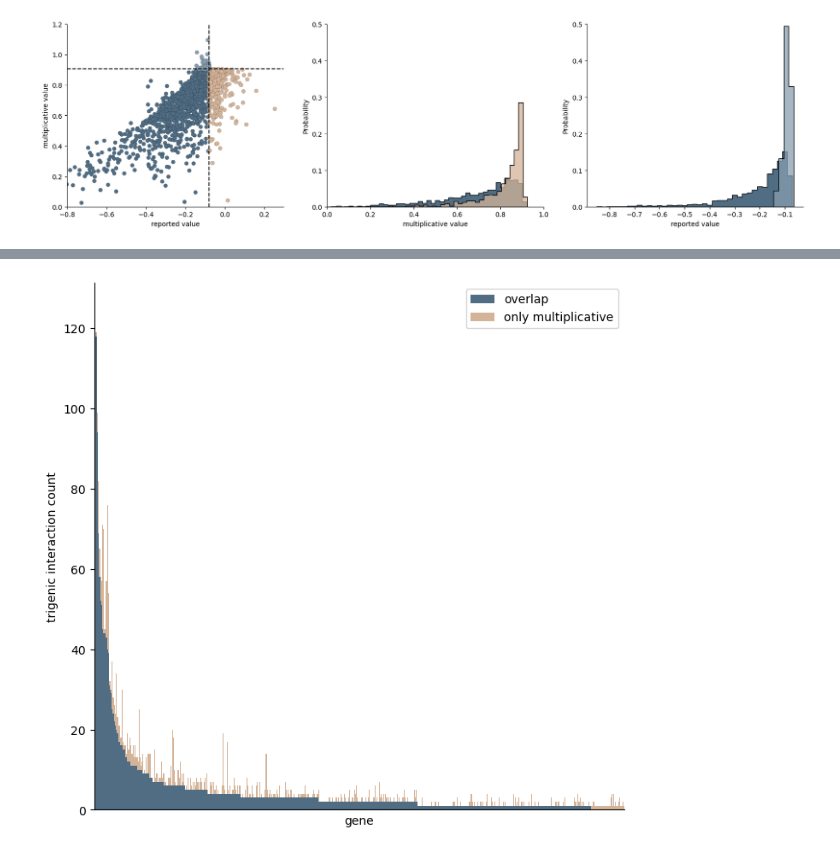
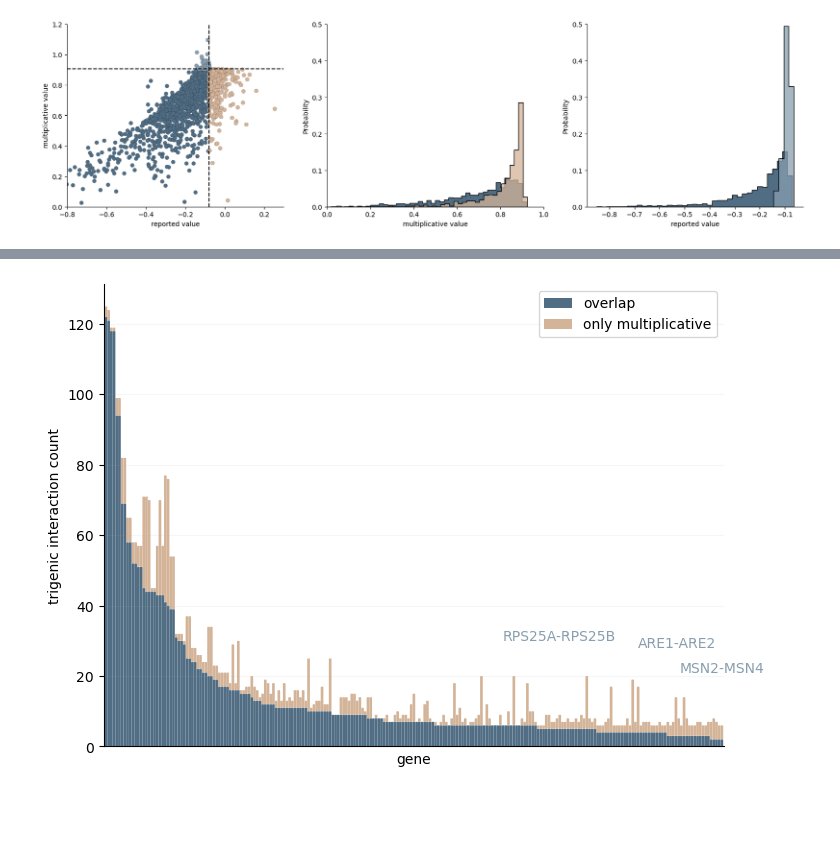
Before and after one commit to brian-arnold/epistasis_reanalysis, a Jupyter notebook: yeast_screens/Kuzmin_data_analysis.ipynb, the cells around one changed output, grey strips where cells are left out. Cells and saved outputs as stored; diff of their text form; code cells hidden in the pictures; blank space fills up the shorter version.

Commit message:
changed multiplicative gene outlier story

```diff
--- a/yeast_screens/Kuzmin_data_analysis.ipynb
+++ b/yeast_screens/Kuzmin_data_analysis.ipynb
@@ -67,6 +70,7 @@ if dataset == "Kuzmin2020":
     kuzmin_2020_s3, kuzmin_2020_s3_digenic = data_2020.load_kuzmin_2020_s3(kuzmin_2020_data_dir)
     kuzmin_2020_s5, kuzmin_2020_s5_singMut, kuzmin_2020_s5_dblMut = data_2020.load_kuzmin_2020_s5(kuzmin_2020_data_dir)
     kuzmin_2020_s2 = data_2020.load_kuzmin_2020_s2(kuzmin_2020_data_dir)
+    kuzmin_2020_s10 = data_2020.load_kuzmin_2020_s10(kuzmin_2020_data_dir)
 
 
     print(kuzmin_2020_s1.combined_mutant_type.value_counts())
@@ -84,6 +88,7 @@ if dataset == "Kuzmin2020":
     kuzmin_2020_s5_dblMutFit = dict(zip(kuzmin_2020_s5_dblMut.alleles, kuzmin_2020_s5_dblMut.fitness))
     kuzmin_2020_s5_singMutFit = dict(zip(kuzmin_2020_s5_singMut.alleles, kuzmin_2020_s5_singMut.fitness))
 
+
     f_i, f_j, f_k, f_ij, f_ik, f_jk, e_ik_kuz, e_jk_kuz = data_2020.consolidate_fitnesses_across_tables(kuzmin_2020_s1_trigenic,
                                                                                             kuzmin_2020_s1_dblMutFit,
                                                                                             kuzmin_2020_s1_singMutFit,
@@ -556,5 +661,4 @@ print(test)
 # %%
-p = 0.05
 data1 = []
 data2 = []
 funcs = [enrich.fraction_coex_twoplus, enrich.fraction_three_shared, enrich.alleles_2_go_enrichment]
@@ -685,9 +795,9 @@ print(data2)
  [3.7402696  1.73145397 1.59473159]]
 # %%
 #tmp = df[(df.pval <= 0.05) & (df[multiplicative] <= tau_mult_sig_val['neg'])]
-overlap = df[(df.pval <= 0.05) & (df.adjusted_interaction_score_epsilon_or_tau <= -0.08) & (df[multiplicative] <= tau_mult_sig_val['neg'])]
-only_mult = df[(df.pval <= 0.05) & (df.adjusted_interaction_score_epsilon_or_tau > -0.08) & (df[multiplicative] <= tau_mult_sig_val['neg'])]
-only_reported = df[(df.pval <= 0.05) & (df.adjusted_interaction_score_epsilon_or_tau <= -0.08) & (df[multiplicative] > tau_mult_sig_val['neg'])]
+overlap = df[(df.pval <= p) & (df.adjusted_interaction_score_epsilon_or_tau <= -0.08) & (df[multiplicative] <= tau_mult_sig_val['neg'])]
+only_mult = df[(df.pval <= p) & (df.adjusted_interaction_score_epsilon_or_tau > -0.08) & (df[multiplicative] <= tau_mult_sig_val['neg'])]
+only_reported = df[(df.pval <= p) & (df.adjusted_interaction_score_epsilon_or_tau <= -0.08) & (df[multiplicative] > tau_mult_sig_val['neg'])]
 
 print(len(overlap))
 print(len(only_mult))
@@ -698,7 +808,7 @@ print(len(only_reported))
 91
 # %%
 # COMPARES NUMBER OF GENE IN only_reported OR only_mult TO RANDOM
-reps = 100
+reps = 10000
 
 def unique_genes(df):
     genes = set()
@@ -727,6 +837,8 @@ print("adding test_set:", len(tmp))
 
 pl = sns.histplot(genes_in_random_samples, bins=10, color="grey")
 pl.axvline(len(tmp), linestyle="--", color=only_mult_color)
+pl.set(xlabel='number of genes')
+pl.figure.set_size_inches(6,6)
 sns.despine()
 # %% [output]
 genes in overlap: 881
@@ -862,38 +1069,103 @@ H_mult = hnx.Hypergraph(genes_2_dict_of_tuples(pd.concat([overlap, only_mult])))
 all_mult_genes = unique_genes(pd.concat([overlap, only_mult]))
 overlap_genes = unique_genes(overlap)
 only_mult_genes = unique_genes(only_mult)
 
 # calculate the degree of each node in the overlap data and the all_mult data (overlap + only_mult)
 d = defaultdict(list)
 for gene in sorted(all_mult_genes):
     d['gene'].append(gene)
     # get degree just amongst overlap
     if gene in overlap_genes:
         d['overlap'].append(H_overlap.degree(gene))
     else:
         d['overlap'].append(0)
     d['all_mult_degree'].append(H_mult.degree(gene))
 
 degrees = pd.DataFrame.from_dict(d)
 degrees.loc[:, 'only multiplicative'] = degrees.all_mult_degree - degrees.overlap
 degrees.loc[:, 'only multiplicative fraction'] = degrees['only multiplicative']/degrees.all_mult_degree
+degrees = degrees[degrees.all_mult_degree > 5]
 degrees = degrees.sort_values(by='overlap', ascending=False)
 
-#tmp[['overlap', 'difference']][tmp.all_mult_degree > 10].plot.bar(stacked=True, color=["#a6cee3", "#b2df8a"], linewidth=0)
-#tmp[['overlap', 'difference']][tmp.all_mult_degree > 20].plot.bar(stacked=True, color=["#a6cee3", "#b2df8a"], width=1, edgecolor="black")
-pl = degrees[['overlap', 'only multiplicative']][degrees.all_mult_degree > 0].plot.bar(stacked=True, color=["#506D84", "#D4B499"], width=1)
+#pl = degrees[['overlap', 'only multiplicative']].plot.bar(stacked=True, color=["#506D84", "#D4B499"], width=1, edgecolor="black", linewidth=0.1)
+pl = degrees[['overlap', 'only multiplicative']].plot.bar(stacked=True, color=["#506D84", "#D4B499"], width=1)
+pl.figure.set_size_inches(4,4)
 pl.set_xlabel('gene')
 pl.set_ylabel('trigenic interaction count')
 
+pl.figure.set_size_inches(8,6)
+# following code from: https://stackoverflow.com/questions/58425392/bar-chart-with-rounded-corners-in-matplotlib
+new_patches = []
+for patch in reversed(pl.patches):
+    bb = patch.get_bbox()
+    color=patch.get_facecolor()
+    p_bbox = FancyBboxPatch((bb.xmin, bb.ymin),
+                        abs(bb.width), abs(bb.height),
+                        boxstyle="round,pad=-0.0040,rounding_size=0.1",
+                        ec="none", fc=color,
+                        mutation_aspect=4
+                        )
+    patch.remove()
+    new_patches.append(p_bbox)
+for patch in new_patches:
+    pl.add_patch(patch)
+
+# Kuzmin 2020
+"""pl.axvline(22, color="black", alpha=0.05) # ASM4
+pl.axvline(23, color="black", alpha=0.05) # NUP53
+
+pl.axvline(83, color="black", alpha=0.05) # SKI7
+pl.axvline(75, color="black", alpha=0.05) # HBS1
+
+pl.axvline(139, color="black", alpha=0.05) # BUL1
+pl.axvline(151, color="black", alpha=0.05) # BUL2"""
+
+"""pl.axvline(178, color="black", alpha=0.05) # RPS25A
+pl.axvline(195, color="black", alpha=0.1) # RPS25B
+
+pl.axvline(211, color="black", alpha=0.1) # MSN2
+pl.axvline(214, color="black", alpha=0.1) # MSN4
+
+pl.axvline(187, color="black", alpha=0.1) # ARE2
+pl.axvline(197, color="black", alpha=0.1) # ARE1"""
+
+# kuzmin 2018
+"""pl.axvline(86, color="black", alpha=0.05) # LSM1
+pl.axvline(93, color="black", alpha=0.05) # NUP188
+pl.axvline(98, color="black", alpha=0.05) # MVB12
+
+pl.axvline(101, color="black", alpha=0.05) # LSM12
+pl.axvline(103, color="black", alpha=0.05) # POM33
+pl.axvline(140, color="black", alpha=0.05) # NBP2
+pl.axvline(193, color="black", alpha=0.05) # ARO9
+pl.axvline(199, color="black", alpha=0.05) # MOT3"""
+
+if dataset == "Kuzmin2018":
+    pl.annotate("LSM1", (66, 50), color=only_reported_color)
+    pl.annotate("NUP188", (73, 60), color=only_reported_color)
+    pl.annotate("MVB12", (98, 55), color=only_reported_color)
+    pl.annotate("LSM12", (101, 45), color=only_reported_color)
+    pl.annotate("POM33", (108, 40), color=only_reported_color)
+    pl.annotate("NBP2", (140, 50), color=only_reported_color)
+    pl.annotate("ARO9", (193, 50), color=only_reported_color)
+    pl.annotate("MOT3", (199, 30), color=only_reported_color)
+
+elif dataset == "Kuzmin2020":
+    #pl.annotate("NUP53,ASM4", (22.5, 85), color=only_reported_color)
+    #pl.annotate("SKI7,HBS1", (79, 30), color=only_reported_color)
+    #pl.annotate("BUL1,BUL2", (145, 25), color=only_reported_color)
+    pl.annotate("RPS25A-RPS25B", (147, 30), color=only_reported_color)
+    pl.annotate("ARE1-ARE2", (197, 28), color=only_reported_color)
+    pl.annotate("MSN2-MSN4", (212.5, 21), color=only_reported_color)
+
+pl.grid(visible=True, axis='y', alpha=0.1)
 plt.tick_params(
     axis='x',          # changes apply to the x-axis
-    #which='both',      # both major and minor ticks are affected
     bottom=False,      # ticks along the bottom edge are off
-    top=False,         # ticks along the top edge are off
     labelbottom=False)
 #tmp[['overlap_degree', 'difference']][tmp.all_mult_degree > 0].plot.bar(stacked=True, width=1)
 sns.despine()
 # %% [output]
-[figure, old version]
+[figure, new version]
 # %%
 tmp = degrees[degrees.all_mult_degree >= 5].sort_values(by='only multiplicative fraction', ascending=False)
```
Also changed, not shown: parts of 24 cells of this notebook, 15 other files.
